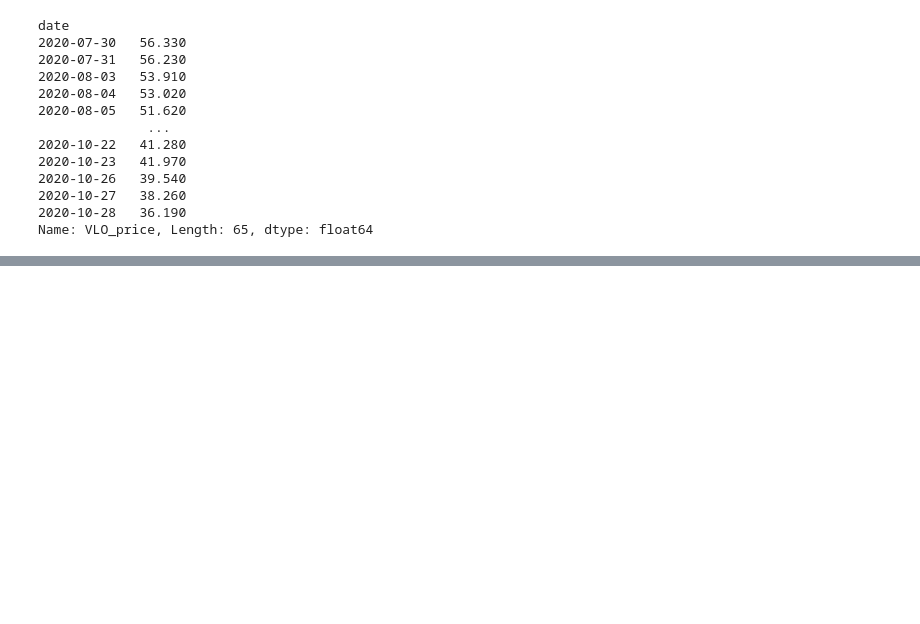
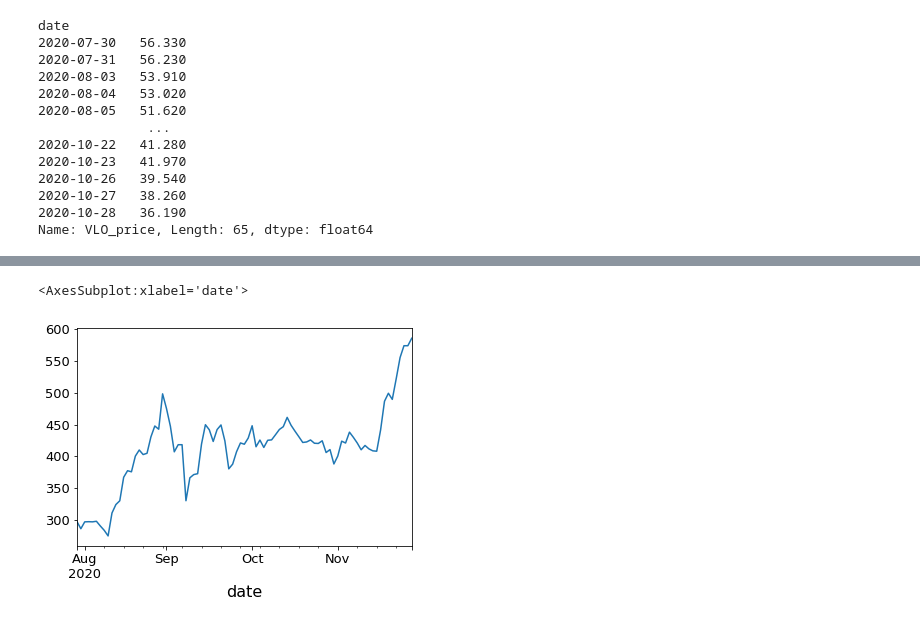
Before and after one commit to skelouse/capstone-stock-analysis, a Jupyter notebook: model_creation.ipynb, the cells around one changed output, grey strips where cells are left out. Saved outputs shown, nothing was run; the diff lists cells and outputs as text; code cells hidden in the pictures; blank space fills up the shorter version.

```diff
--- a/model_creation.ipynb
+++ b/model_creation.ipynb
@@ -254,0 +364,5 @@ Name: VLO_price, Length: 65, dtype: float64
+# %%
+df_test['TSLA_price'].plot()
+# %% [output]
+<AxesSubplot:xlabel='date'>
+[figure, added]
```
Also changed, not shown: parts of 15 cells of this notebook, 1 other file.
